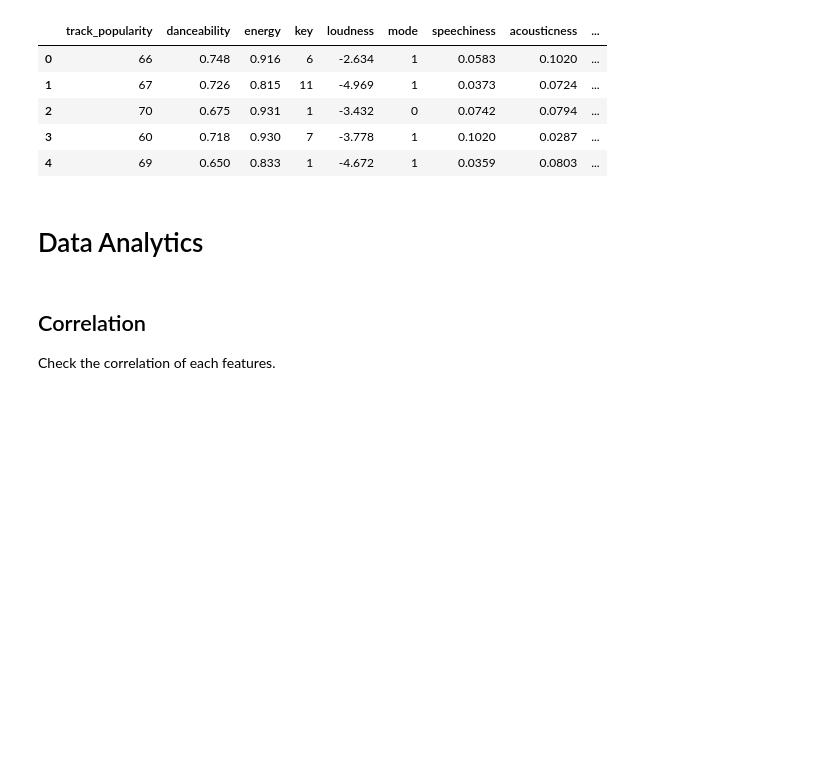
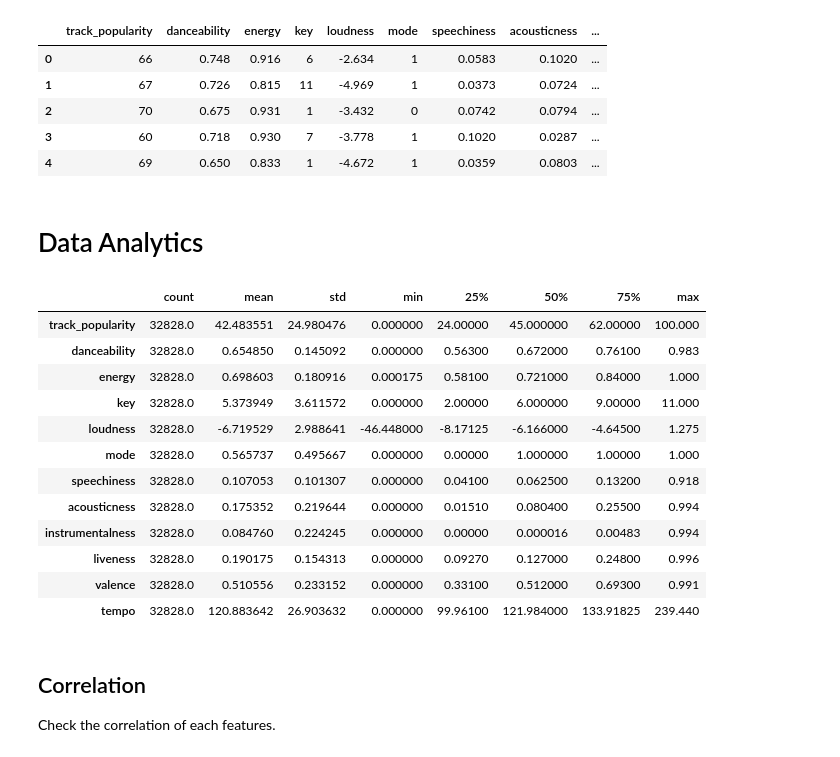
Before and after one commit to Virus5600/CCMACLRL_FINAL_PROJECT_COM222ML, a Jupyter notebook: main.ipynb, the cells around one changed output. Saved outputs shown, nothing was run; the diff lists cells and outputs as text; code cells hidden in the pictures; blank space fills up the shorter version.

```diff
--- a/main.ipynb
+++ b/main.ipynb
@@ -455,6 +560,22 @@ trainDf.head(5)
 | 4 | 69 | 0.650 | 0.833 | 1 | -4.672 | 1 | 0.0359 | 0.0803 | ... |
 # %% [markdown]
 # Data Analytics
+# %%
+trainDf.describe().transpose()
+# %% [output]
+|  | count | mean | std | min | 25% | 50% | 75% | max |
+| track_popularity | 32828.0 | 42.483551 | 24.980476 | 0.000000 | 24.00000 | 45.000000 | 62.00000 | 100.000 |
+| danceability | 32828.0 | 0.654850 | 0.145092 | 0.000000 | 0.56300 | 0.672000 | 0.76100 | 0.983 |
+| energy | 32828.0 | 0.698603 | 0.180916 | 0.000175 | 0.58100 | 0.721000 | 0.84000 | 1.000 |
+| key | 32828.0 | 5.373949 | 3.611572 | 0.000000 | 2.00000 | 6.000000 | 9.00000 | 11.000 |
+| loudness | 32828.0 | -6.719529 | 2.988641 | -46.448000 | -8.17125 | -6.166000 | -4.64500 | 1.275 |
+| mode | 32828.0 | 0.565737 | 0.495667 | 0.000000 | 0.00000 | 1.000000 | 1.00000 | 1.000 |
+| speechiness | 32828.0 | 0.107053 | 0.101307 | 0.000000 | 0.04100 | 0.062500 | 0.13200 | 0.918 |
+| acousticness | 32828.0 | 0.175352 | 0.219644 | 0.000000 | 0.01510 | 0.080400 | 0.25500 | 0.994 |
+| instrumentalness | 32828.0 | 0.084760 | 0.224245 | 0.000000 | 0.00000 | 0.000016 | 0.00483 | 0.994 |
+| liveness | 32828.0 | 0.190175 | 0.154313 | 0.000000 | 0.09270 | 0.127000 | 0.24800 | 0.996 |
+| valence | 32828.0 | 0.510556 | 0.233152 | 0.000000 | 0.33100 | 0.512000 | 0.69300 | 0.991 |
+| tempo | 32828.0 | 120.883642 | 26.903632 | 0.000000 | 99.96100 | 121.984000 | 133.91825 | 239.440 |
 # %% [markdown]
 ## Correlation
 
```
Also changed, not shown: parts of 15 cells of this notebook.
